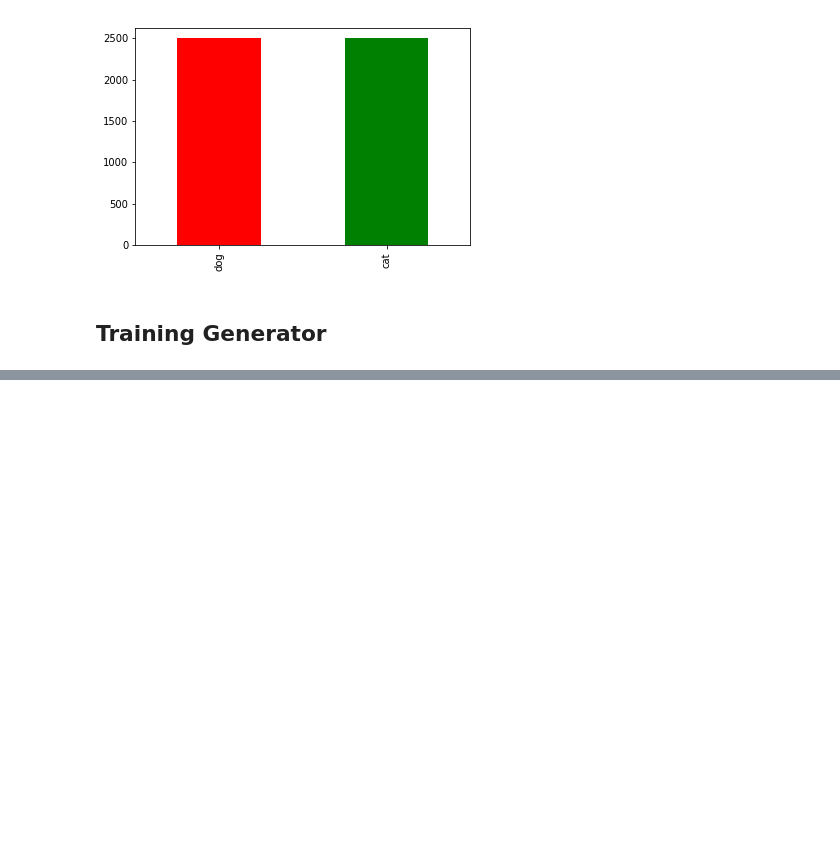
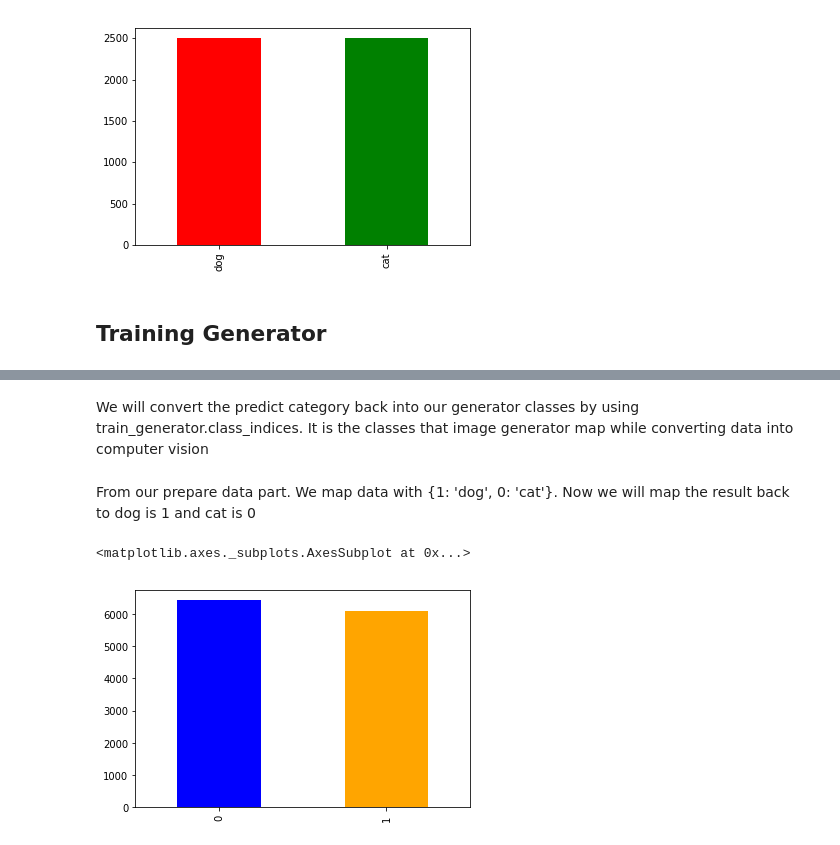
Before and after one commit to Abhishek734/Deep-learning-practice, a Jupyter notebook: cat-dog/Keras_CNN_model_for_cat_dog_classification.ipynb, the cells around one changed output, grey strips where cells are left out. Saved outputs shown, nothing was run; the diff lists cells and outputs as text; code cells hidden in the pictures; blank space fills up the shorter version.

Commit message:
predicted

```diff
--- a/cat-dog/Keras_CNN_model_for_cat_dog_classification.ipynb
+++ b/cat-dog/Keras_CNN_model_for_cat_dog_classification.ipynb
@@ -229,0 +370,2 @@ batch_size = 15
+# %%
+predict = model.predict_generator(test_generator, steps=np.ceil(nb_sample/batch_size))
@@ -229,0 +374,17 @@ batch_size = 15
+# %%
+test_df["category"] = np.argmax(predict, axis=-1)
+# %% [markdown]
+We will convert the predict category back into our generator classes by using train_generator.class_indices. It is the classes that image generator map while converting data into computer vision
+# %%
+label_map = dict((v,k) for k,v in train_generator.class_indices.items())
+test_df['category'] = test_df['category'].replace(label_map)
+# %% [markdown]
+From our prepare data part. We map data with {1: 'dog', 0: 'cat'}. Now we will map the result back to dog is 1 and cat is 0
+# %%
+test_df['category'] = test_df['category'].replace({ 'dog': 1, 'cat': 0 })
+# %%
+## virtaulize results
+test_df['category'].value_counts().plot.bar(colors = ("blue",'orange'))
+# %% [output]
+<matplotlib.axes._subplots.AxesSubplot at 0x...>
+[figure, added]
```
Also changed, not shown: parts of 30 cells of this notebook.
